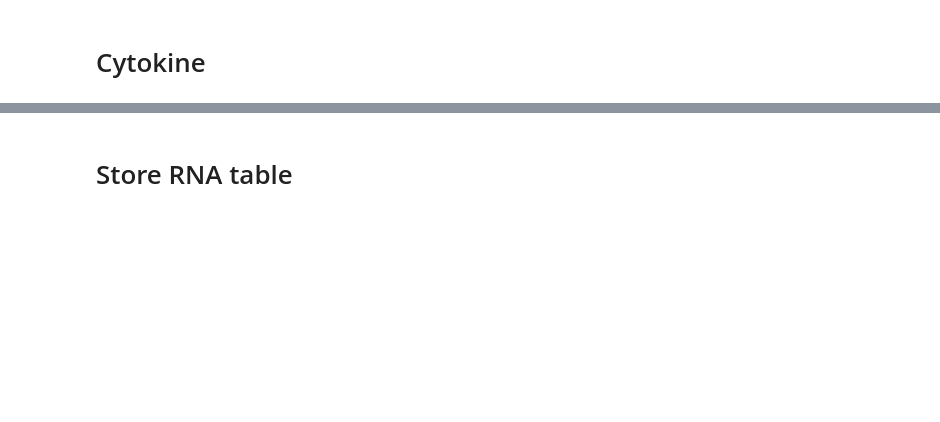
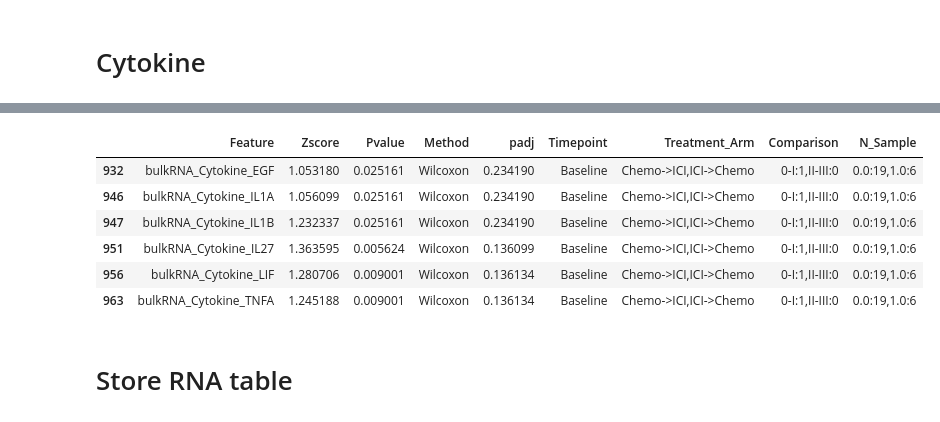
Before and after one commit to jingxinfu/primary_hr_brca_io_treated_genomic_analysis, a Jupyter notebook: notebooks/2_Transcriptomic_landscape of the trial population.ipynb, the cells around one changed output, grey strips where cells are left out. Cells and saved outputs as stored; diff of their text form; code cells hidden in the pictures; blank space fills up the shorter version.

```diff
--- a/notebooks/2_Transcriptomic_landscape of the trial population.ipynb
+++ b/notebooks/2_Transcriptomic_landscape of the trial population.ipynb
@@ -887,3 +910,13 @@ plt.gca().add_artist(l1)
+# %%
+df
+# %% [output]
+|  | Feature | Zscore | Pvalue | Method | padj | Timepoint | Treatment_Arm | Comparison | N_Sample |
+| 932 | bulkRNA_Cytokine_EGF | 1.053180 | 0.025161 | Wilcoxon | 0.234190 | Baseline | Chemo->ICI,ICI->Chemo | 0-I:1,II-III:0 | 0.0:19,1.0:6 |
+| 946 | bulkRNA_Cytokine_IL1A | 1.056099 | 0.025161 | Wilcoxon | 0.234190 | Baseline | Chemo->ICI,ICI->Chemo | 0-I:1,II-III:0 | 0.0:19,1.0:6 |
+| 947 | bulkRNA_Cytokine_IL1B | 1.232337 | 0.025161 | Wilcoxon | 0.234190 | Baseline | Chemo->ICI,ICI->Chemo | 0-I:1,II-III:0 | 0.0:19,1.0:6 |
+| 951 | bulkRNA_Cytokine_IL27 | 1.363595 | 0.005624 | Wilcoxon | 0.136099 | Baseline | Chemo->ICI,ICI->Chemo | 0-I:1,II-III:0 | 0.0:19,1.0:6 |
+| 956 | bulkRNA_Cytokine_LIF | 1.280706 | 0.009001 | Wilcoxon | 0.136134 | Baseline | Chemo->ICI,ICI->Chemo | 0-I:1,II-III:0 | 0.0:19,1.0:6 |
+| 963 | bulkRNA_Cytokine_TNFA | 1.245188 | 0.009001 | Wilcoxon | 0.136134 | Baseline | Chemo->ICI,ICI->Chemo | 0-I:1,II-III:0 | 0.0:19,1.0:6 |
 # %% [markdown]
 # Store RNA table
 # %%
```
Also changed, not shown: parts of 19 cells of this notebook, 12 other files.
